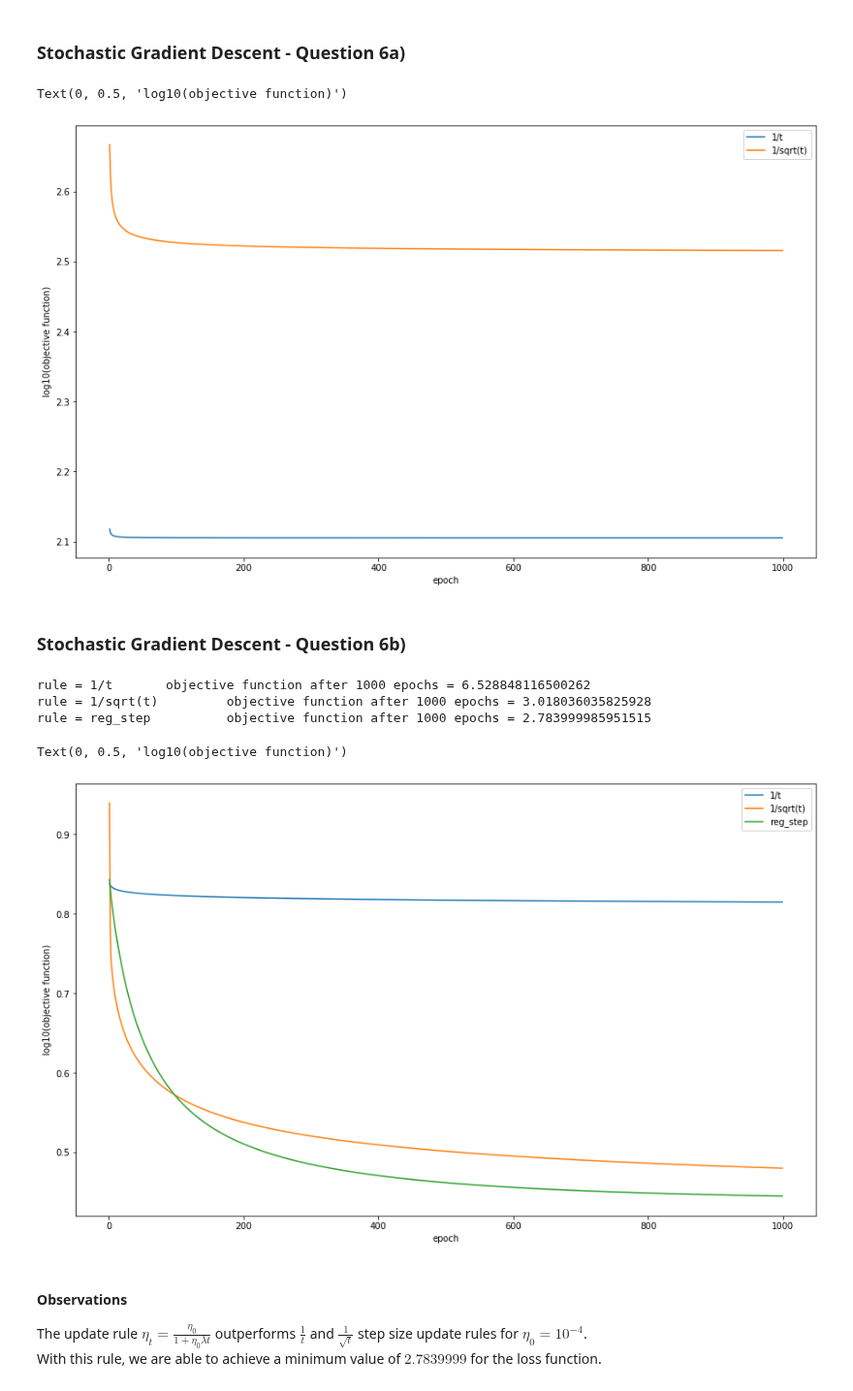
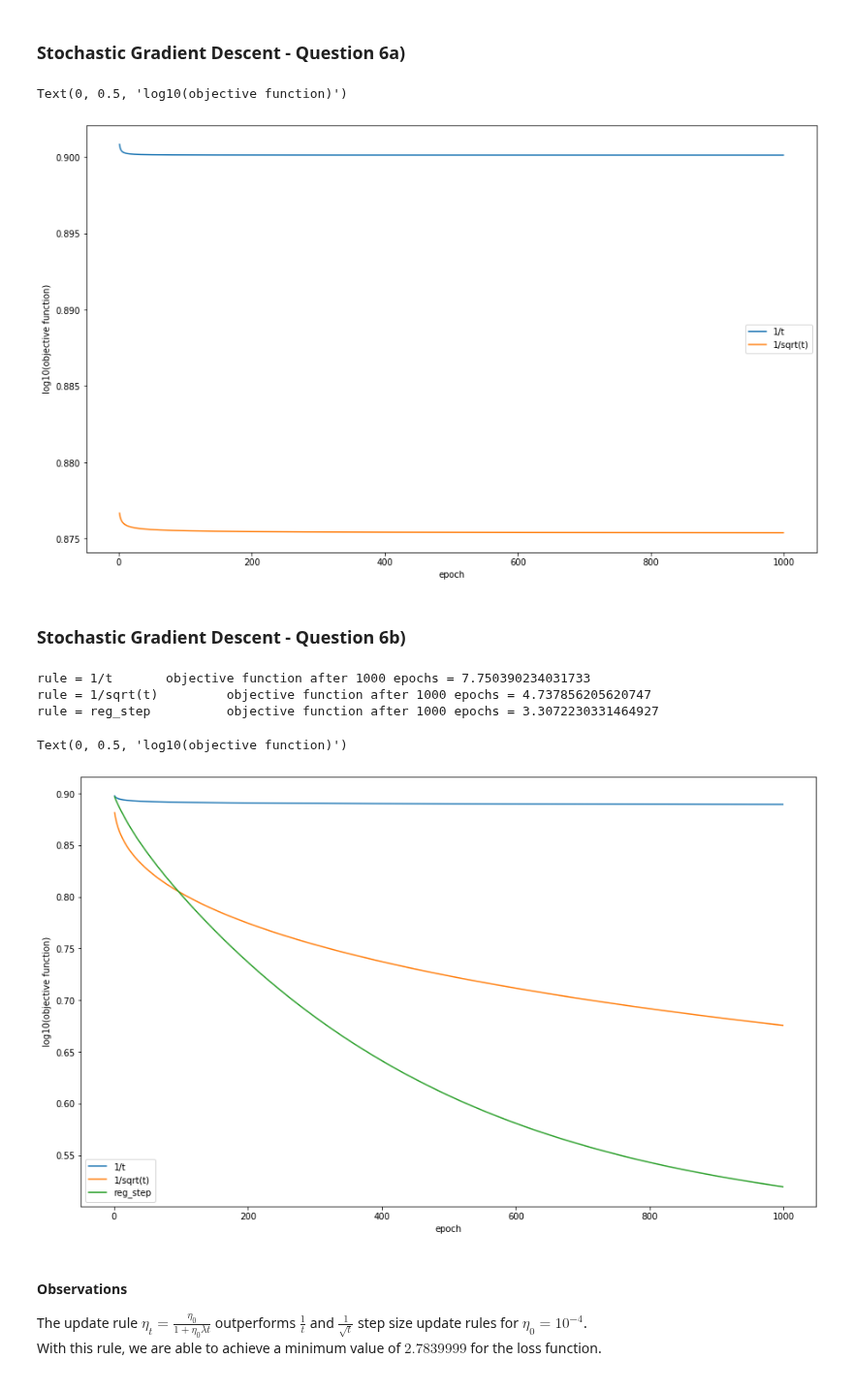
Before and after one commit to nikhilvsupekar/ml-algorithms, a Jupyter notebook: notebooks/hw2_gd_regression.ipynb, the cells around one changed output. Shown at 97% size. Cells and saved outputs as stored; diff of their text form; code cells hidden in the pictures.

```diff
--- a/notebooks/hw2_gd_regression.ipynb
+++ b/notebooks/hw2_gd_regression.ipynb
@@ -715,7 +725,8 @@ $$
 ### Stochastic Gradient Descent - Question 4
 # %%
 def compute_stochastic_gradient(x_i, y_i, theta, lambda_reg):
-    return 2 * (theta.transpose().dot(x_i) - y_i) * x_i + 2 * lambda_reg * theta
+    # return 2 * (theta.transpose().dot(x_i) - y_i) * x_i + 2 * lambda_reg * theta
+    return 2 * (x_i.dot(theta) - y_i) * x_i.transpose() + 2 * lambda_reg * theta
 # %%
 #######################################
 ### Stochastic gradient descent
@@ -782,10 +793,10 @@ num_epoch = 1000
 fig, ax = plt.subplots(figsize = PLOT_DIM)
 EPOCH_LIST = list(range(1, num_epoch))
 STEP_RULES = [0.001, 0.005, 0.0075, 0.008, 0.01, 0.5]
-LAMBDA_OPT = 10**-1.495
+LAMBDA_OPT = 10**-2.025
 
 for rule in STEP_RULES:
-    train_theta, train_loss = stochastic_grad_descent(X_train, y_train, alpha=rule, lambda_reg=LAMBDA_OPT, num_epoch=num_epoch, C = 0.001)
+    train_theta, train_loss = stochastic_grad_descent(X_train, y_train, alpha=rule, lambda_reg=LAMBDA_OPT, num_epoch=num_epoch, C = 0.1)
     costs = []
 
     for epoch in EPOCH_LIST:
@@ -811,10 +818,10 @@ num_epoch = 1000
 fig, ax = plt.subplots(figsize = PLOT_DIM)
 EPOCH_LIST = list(range(1, num_epoch))
 STEP_RULES = ['1/t', '1/sqrt(t)']
-LAMBDA_OPT = 10**-1.495
+LAMBDA_OPT = 10**-2.025
 
 for rule in STEP_RULES:
-    train_theta, train_loss = stochastic_grad_descent(X_train, y_train, alpha=rule, lambda_reg=LAMBDA_OPT, num_epoch=num_epoch, C = 0.001)
+    train_theta, train_loss = stochastic_grad_descent(X_train, y_train, alpha=rule, lambda_reg=LAMBDA_OPT, num_epoch=num_epoch, C = 0.1)
     costs = []
 
     for epoch in EPOCH_LIST:
@@ -897,7 +904,6 @@ num_epoch = 1000
 fig, ax = plt.subplots(figsize = PLOT_DIM)
 EPOCH_LIST = list(range(1, num_epoch))
 STEP_RULES = ['1/t', '1/sqrt(t)']
-LAMBDA_OPT = 10**-1.495
 
 for rule in STEP_RULES:
     train_theta, train_loss = stochastic_grad_descent_1(X_train, y_train, alpha=rule, lambda_reg=LAMBDA_OPT, num_epoch=num_epoch, C = 0.1)
@@ -914,7 +920,7 @@ plt.xlabel('epoch')
 plt.ylabel('log10(objective function)')
 # %% [output]
 Text(0, 0.5, 'log10(objective function)')
-[figure, old version]
+[figure, new version]
 # %% [markdown]
 ### Stochastic Gradient Descent - Question 6b)
 # %%
@@ -979,31 +985,30 @@ def stochastic_grad_descent_2(X, y, alpha=0.01, lambda_reg=10**-2, num_epoch=100
 # %%
 num_epoch = 1000
 fig, ax = plt.subplots(figsize = (15, 9))
 EPOCH_LIST = list(range(1, num_epoch))
 STEP_RULES = ['1/t', '1/sqrt(t)', 'reg_step']
-LAMBDA_OPT = 10**-1.495
 
 for rule in STEP_RULES:
     train_theta, train_loss = stochastic_grad_descent_2(X_train, y_train, alpha=rule, \
                                 lambda_reg=LAMBDA_OPT, num_epoch=num_epoch, C = 0.005, eta = 10**-4)
     costs = []
 
     for epoch in EPOCH_LIST:
         theta_epoch = train_theta[epoch, -1, :]
         costs.append(compute_regularized_square_loss(X_train, y_train, theta_epoch, LAMBDA_OPT))
 
     print('rule = {} \t objective function after 1000 epochs = {}'.format(rule, costs[-1]))
     ax.plot(EPOCH_LIST, np.log10(costs), label = rule)
 
 ax.legend()
 plt.xlabel('epoch')
 plt.ylabel('log10(objective function)')
 # %% [output]
-rule = 1/t       objective function after 1000 epochs = 6.528848116500262
-rule = 1/sqrt(t)         objective function after 1000 epochs = 3.018036035825928
-rule = reg_step          objective function after 1000 epochs = 2.783999985951515
+rule = 1/t       objective function after 1000 epochs = 7.750390234031733
+rule = 1/sqrt(t)         objective function after 1000 epochs = 4.737856205620747
+rule = reg_step          objective function after 1000 epochs = 3.3072230331464927
 Text(0, 0.5, 'log10(objective function)')
-[figure, old version]
+[figure, new version]
 # %% [markdown]
 #### Observations
 
```
Also changed, not shown: parts of 25 cells of this notebook, 1 other file.
